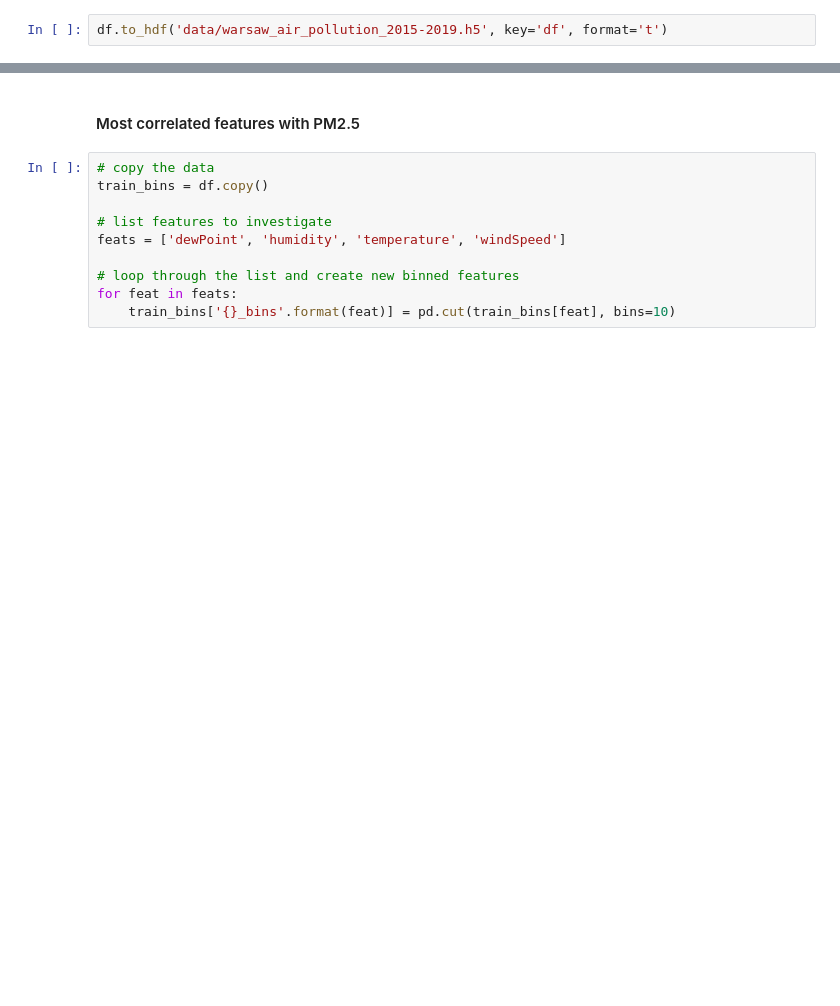
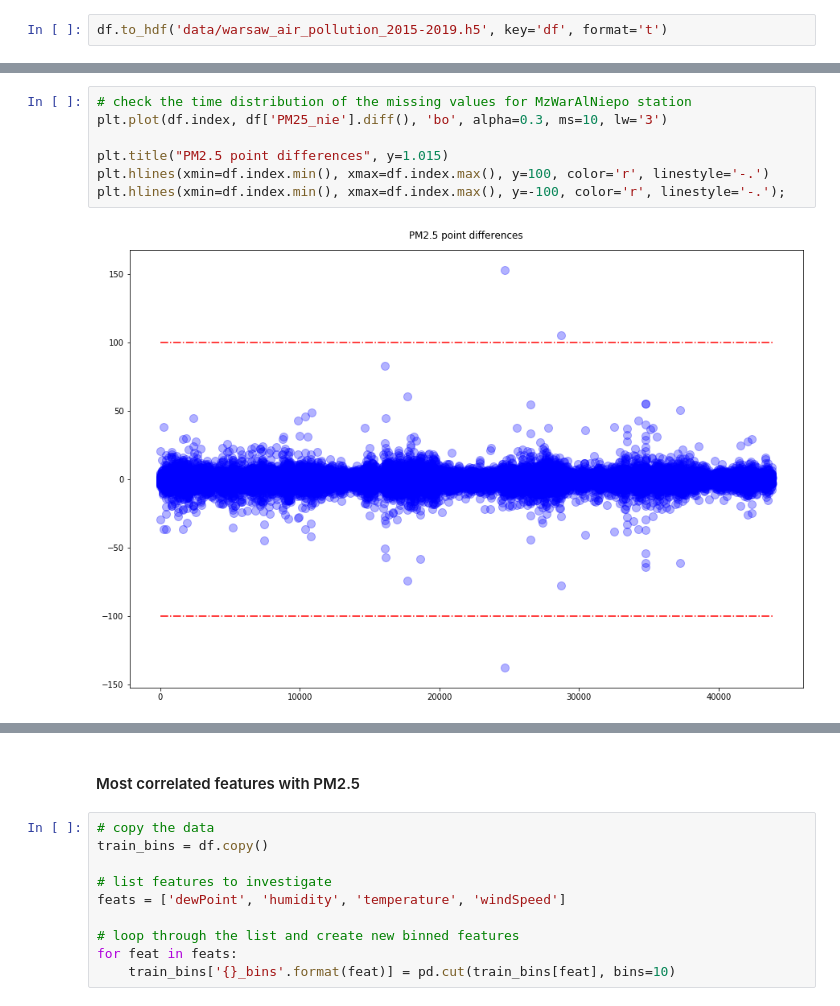
Before and after one commit to mattzajac/DataWorkshop_Competition_Warsaw_Air_Pollution, a Jupyter notebook: Warsaw Air Pollution EDA.ipynb, the cells around one changed output, grey strips where cells are left out. Drawn from its saved outputs; the diff is of its cells as text; blank space fills up the shorter version.

```diff
--- a/Warsaw Air Pollution EDA.ipynb
+++ b/Warsaw Air Pollution EDA.ipynb
@@ -503 +493,10 @@ Wall time: 581 ms
+# %%
+# check the time distribution of the missing values for MzWarAlNiepo station
+plt.plot(df.index, df['PM25_nie'].diff(), 'bo', alpha=0.3, ms=10, lw='3')
+
+plt.title("PM2.5 point differences", y=1.015)
+plt.hlines(xmin=df.index.min(), xmax=df.index.max(), y=100, color='r', linestyle='-.')
+plt.hlines(xmin=df.index.min(), xmax=df.index.max(), y=-100, color='r', linestyle='-.');
+# %% [output]
+[figure, added]
 # %%
```
Also changed, not shown: parts of 19 cells of this notebook.
